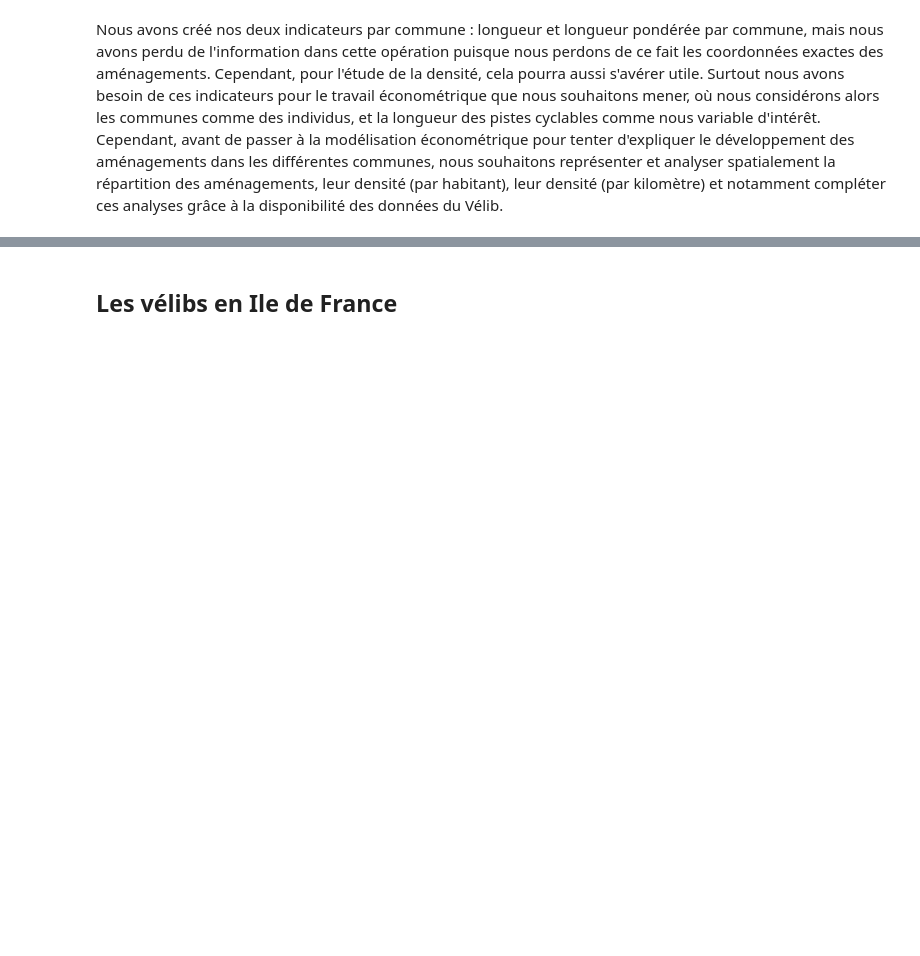
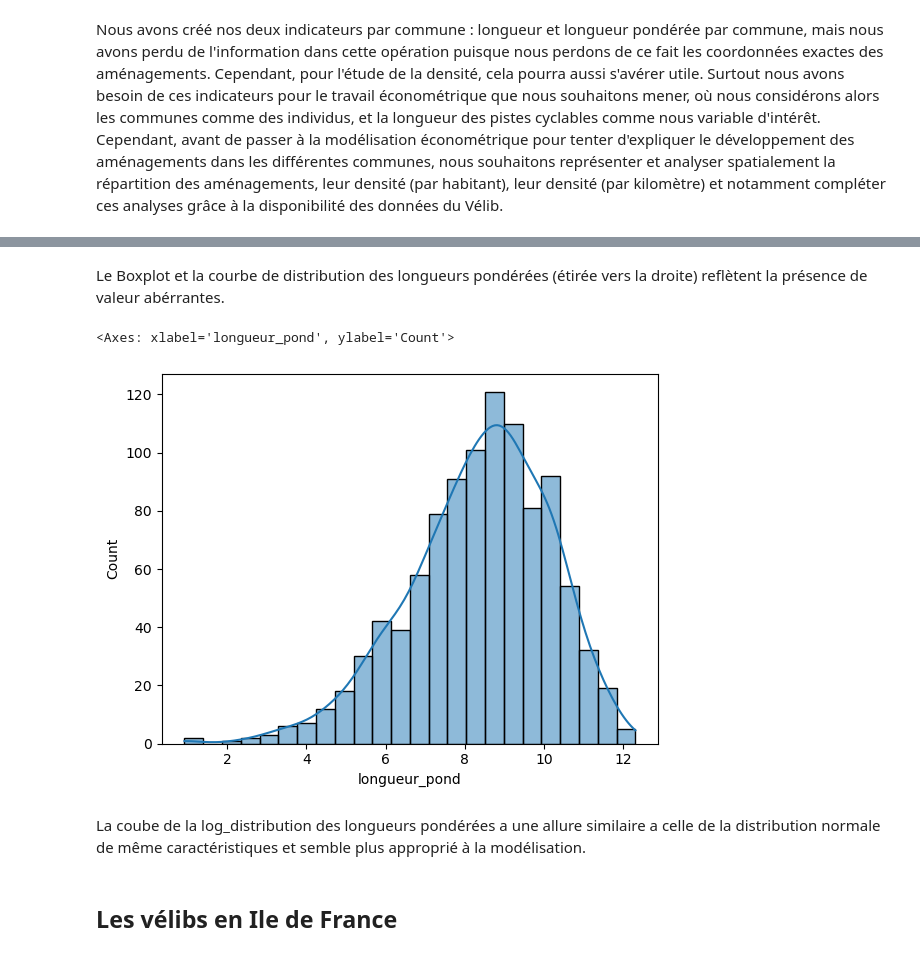
Before and after one commit to christellenguenang/Projet_Catherine_Christelle, a Jupyter notebook: 1_traitement_analyse.ipynb, the cells around one changed output, grey strips where cells are left out. Drawn from its saved outputs; the diff is of its cells as text; code cells hidden in the pictures; blank space fills up the shorter version.

```diff
--- a/1_traitement_analyse.ipynb
+++ b/1_traitement_analyse.ipynb
@@ -309,3 +353,13 @@ Nous avons créé nos deux indicateurs par commune : longueur et longueur pondé
+# %% [markdown]
+Le Boxplot et la courbe de distribution des longueurs pondérées (étirée vers la droite) reflètent la présence de valeur abérrantes.
+# %%
+y= np.log(df_amenagements['longueur_pond'])
+sns.histplot(x=y, kde=True)
+# %% [output]
+<Axes: xlabel='longueur_pond', ylabel='Count'>
+[figure, added]
+# %% [markdown]
+La coube de la log_distribution des longueurs pondérées a une allure similaire a celle de la distribution normale de même caractéristiques et semble plus approprié à la modélisation.
 # %% [markdown]
 ## Les vélibs en Ile de France
 # %%
```
Also changed, not shown: parts of 9 cells of this notebook.
